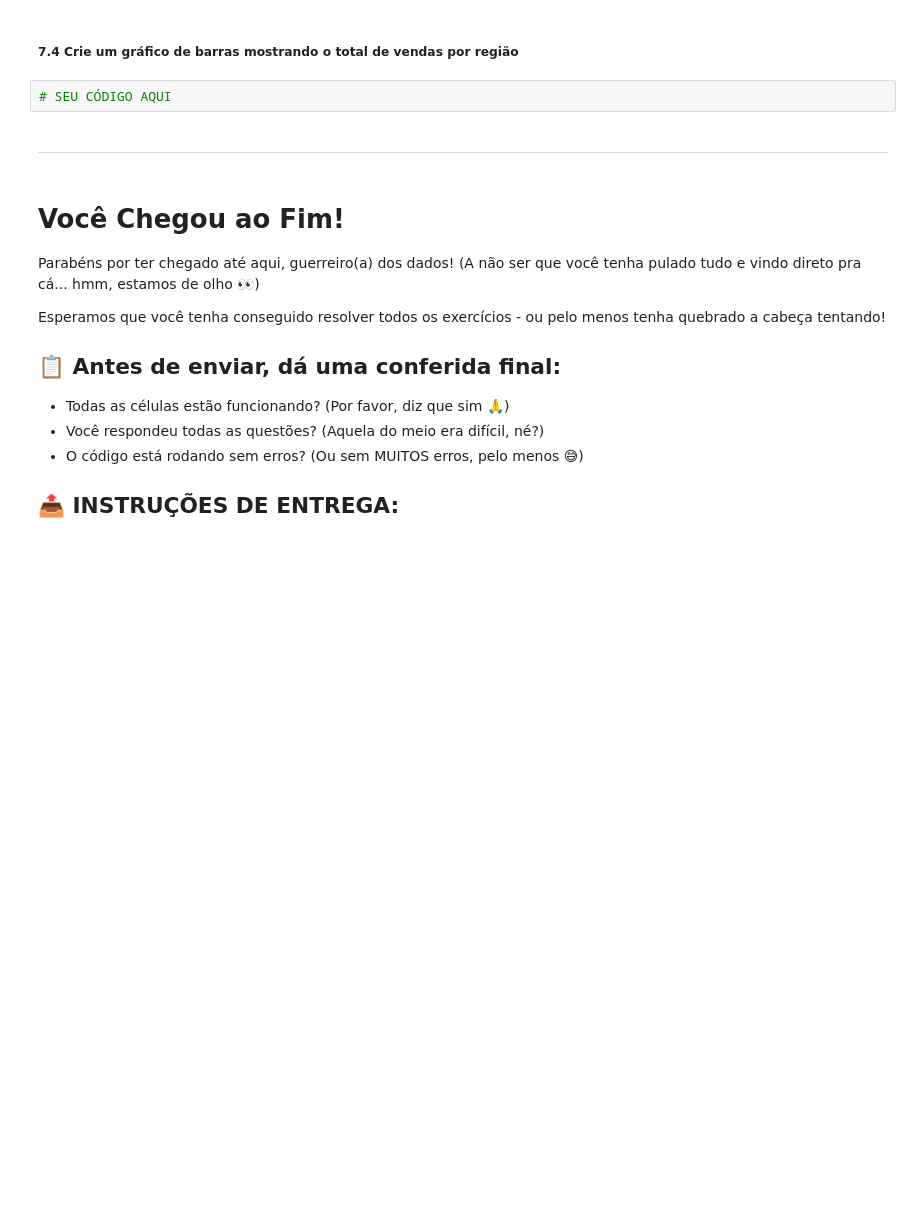
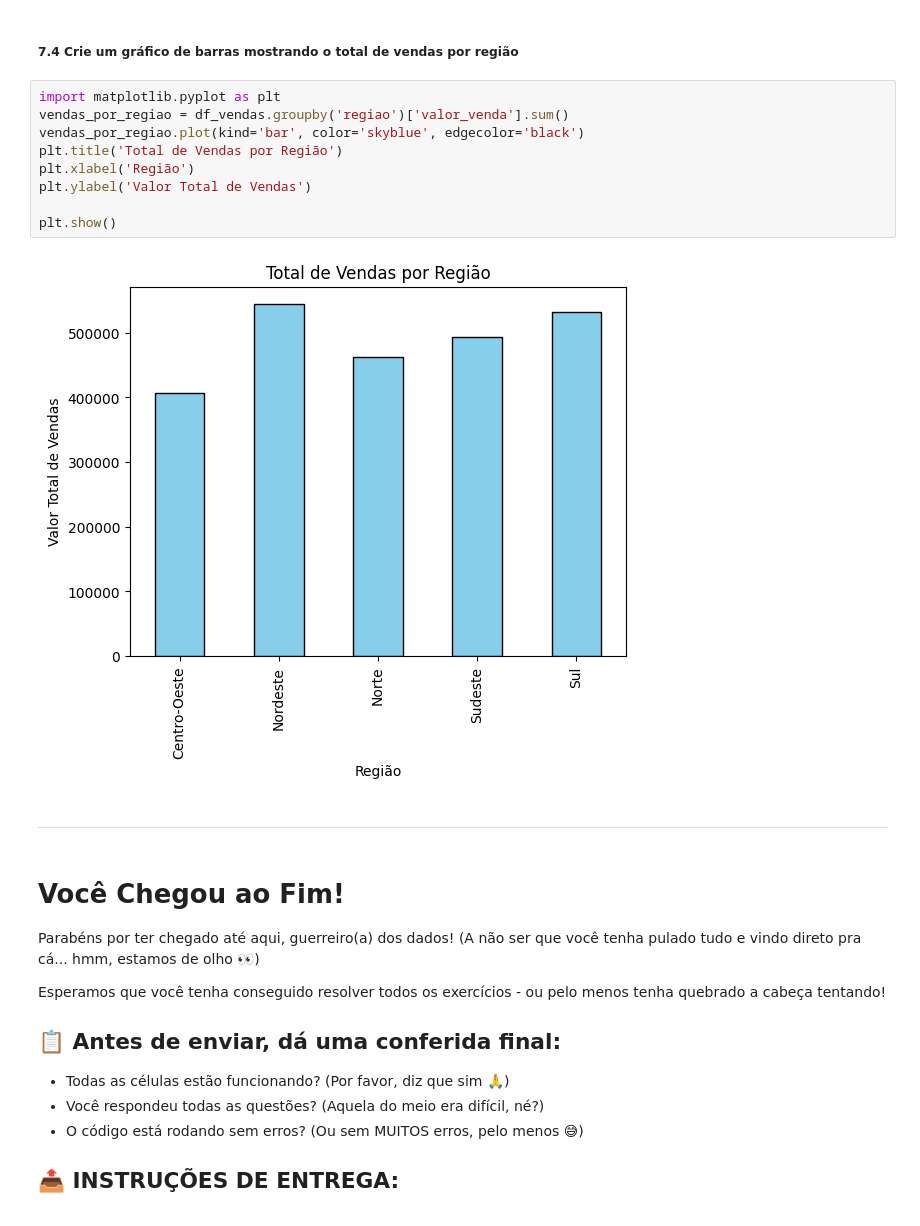
Before and after one commit to fernandooliveira123/2_etapa_lads, a Jupyter notebook: desafio_2_etapa.ipynb, the cells around one changed output. Drawn from its saved outputs; the diff is of its cells as text; blank space fills up the shorter version.

```diff
--- a/desafio_2_etapa.ipynb
+++ b/desafio_2_etapa.ipynb
@@ -1368,7 +1484,16 @@ Agora é sua vez de praticar a criação de gráficos com Pandas:
 # %% [markdown]
 ##### 7.4 Crie um gráfico de barras mostrando o total de vendas por região
 # %%
-# SEU CÓDIGO AQUI
+import matplotlib.pyplot as plt
+vendas_por_regiao = df_vendas.groupby('regiao')['valor_venda'].sum()
+vendas_por_regiao.plot(kind='bar', color='skyblue', edgecolor='black')
+plt.title('Total de Vendas por Região')
+plt.xlabel('Região')
+plt.ylabel('Valor Total de Vendas')
+
+plt.show()
+# %% [output]
+[figure, added]
 # %% [markdown]
 ---
 # %% [markdown]
```
Also changed, not shown: parts of 17 cells of this notebook.
